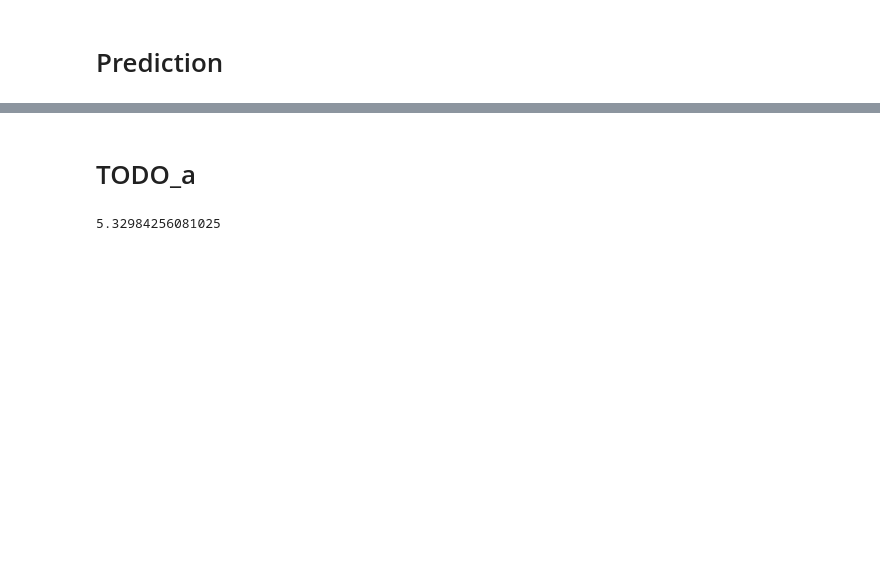
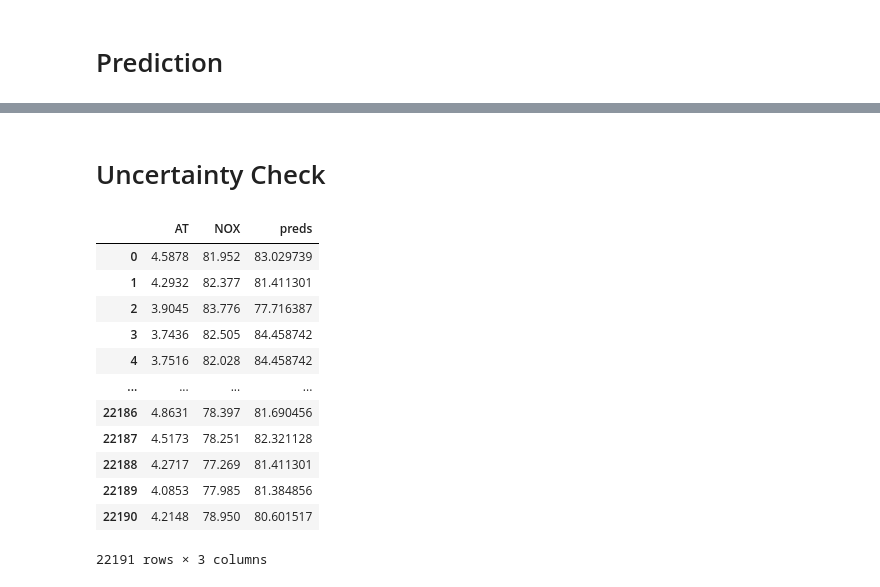
Before and after one commit to gil612/APP_P5, a Jupyter notebook: prediction.ipynb, the cells around one changed output, grey strips where cells are left out. Saved outputs shown, nothing was run; the diff lists cells and outputs as text; code cells hidden in the pictures; blank space fills up the shorter version.

```diff
--- a/prediction.ipynb
+++ b/prediction.ipynb
@@ -287,13 +243,23 @@ mape_fun(y_test,preds)
-# %% [markdown]
-# TODO_a
-# %%
-df_train = X_train.join(y_train)
-df_train['preds'] = reg.predict(X_train)
-df_train['y_train'] = y_train
-df_train['diff'] = np.abs(df_train['preds'] - df_train['y_train'])
-delta_m = (df_train['diff'].sum())/len(df_train)
-df_train['deltas_diff'] = (df_train['diff'] - delta_m)**2
-u_train = np.sqrt(df_train['deltas_diff'].sum()/(len(df_train)-1))
-u_train
-# %% [output]
-5.32984256081025
+# %% [markdown]
+# Uncertainty Check
+# %%
+# predict the train/test data and Calculate the standard uncertainty of the emission model
+n = len(X_train)
+df_train = X_train.join(y_train)
+df_train['preds'] = reg.predict(X_train)
+
+df_train
+# %% [output]
+|  | AT | NOX | preds |
+| 0 | 4.5878 | 81.952 | 83.029739 |
+| 1 | 4.2932 | 82.377 | 81.411301 |
+| 2 | 3.9045 | 83.776 | 77.716387 |
+| 3 | 3.7436 | 82.505 | 84.458742 |
+| 4 | 3.7516 | 82.028 | 84.458742 |
+| ... | ... | ... | ... |
+| 22186 | 4.8631 | 78.397 | 81.690456 |
+| 22187 | 4.5173 | 78.251 | 82.321128 |
+| 22188 | 4.2717 | 77.269 | 81.411301 |
+| 22189 | 4.0853 | 77.985 | 81.384856 |
+| 22190 | 4.2148 | 78.950 | 80.601517 |
+22191 rows × 3 columns
```
Also changed, not shown: parts of 30 cells of this notebook.
